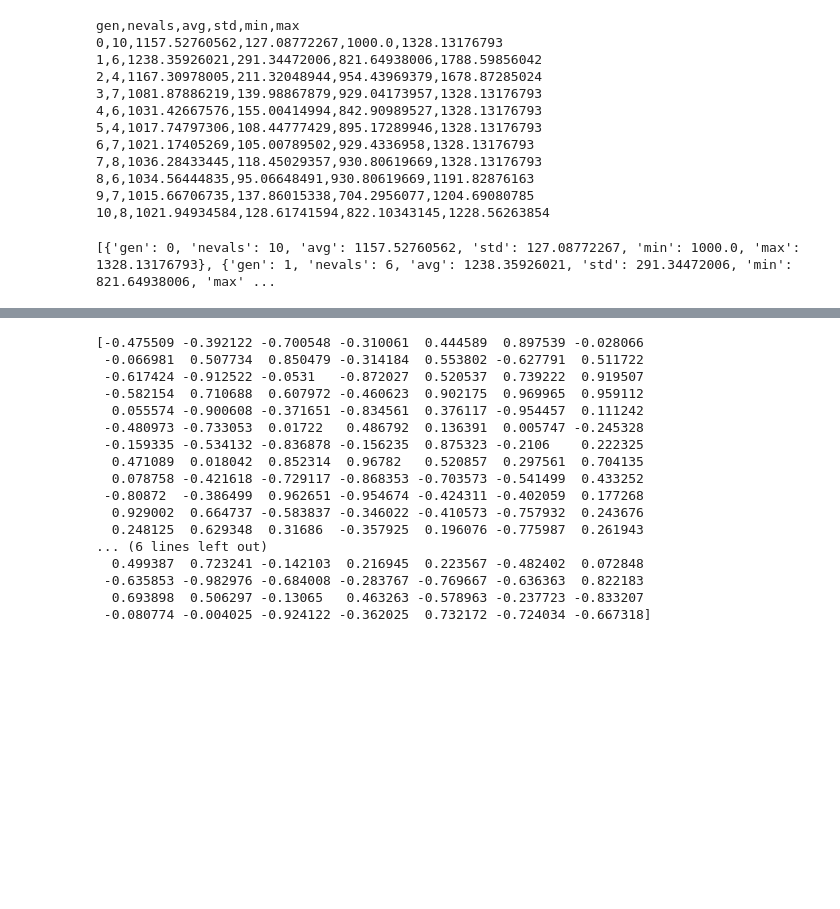
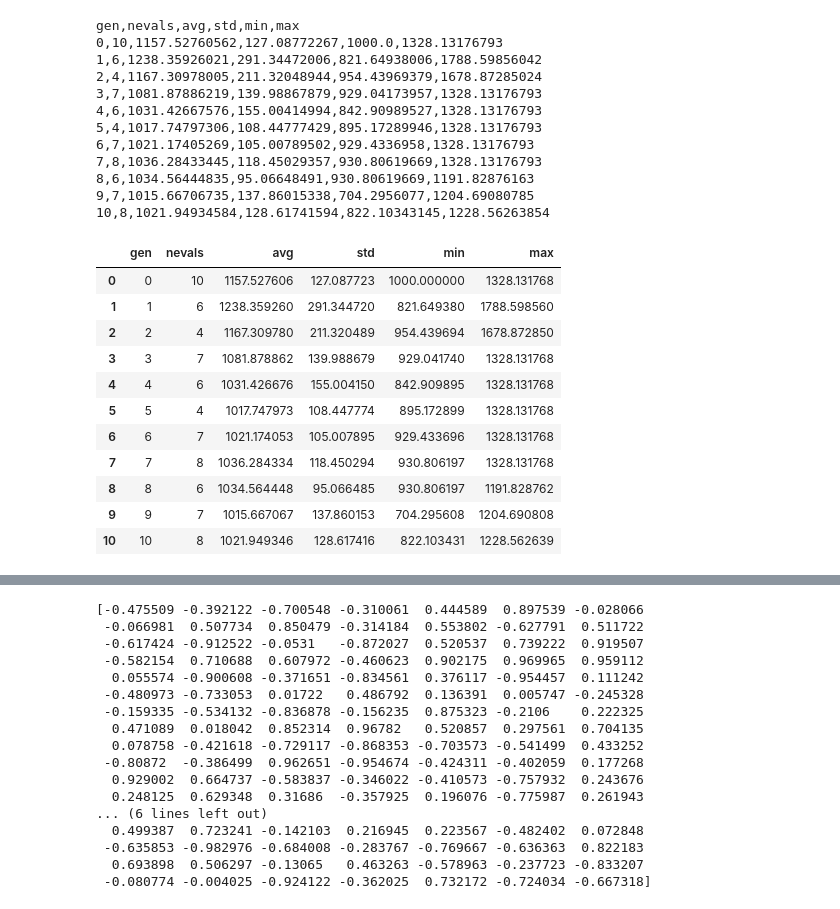
Before and after one commit to proman3419/inwestycje, a Jupyter notebook: app/storage_utils.ipynb, the cells around one changed output, grey strips where cells are left out. Saved outputs shown, nothing was run; the diff lists cells and outputs as text; code cells hidden in the pictures; blank space fills up the shorter version.

Commit message:
dump to file in algorithm loop

```diff
--- a/app/storage_utils.ipynb
+++ b/app/storage_utils.ipynb
@@ -190,11 +190,23 @@ gen,nevals,avg,std,min,max
 8,6,1034.56444835,95.06648491,930.80619669,1191.82876163
 9,7,1015.66706735,137.86015338,704.2956077,1204.69080785
 10,8,1021.94934584,128.61741594,822.10343145,1228.56263854
+# %%
+load_logbook_df(DUMP_DIR_PATH)
+# %% [output]
+|  | gen | nevals | avg | std | min | max |
+| 0 | 0 | 10 | 1157.527606 | 127.087723 | 1000.000000 | 1328.131768 |
+| 1 | 1 | 6 | 1238.359260 | 291.344720 | 821.649380 | 1788.598560 |
+| 2 | 2 | 4 | 1167.309780 | 211.320489 | 954.439694 | 1678.872850 |
+| 3 | 3 | 7 | 1081.878862 | 139.988679 | 929.041740 | 1328.131768 |
+| 4 | 4 | 6 | 1031.426676 | 155.004150 | 842.909895 | 1328.131768 |
+| 5 | 5 | 4 | 1017.747973 | 108.447774 | 895.172899 | 1328.131768 |
+| 6 | 6 | 7 | 1021.174053 | 105.007895 | 929.433696 | 1328.131768 |
+| 7 | 7 | 8 | 1036.284334 | 118.450294 | 930.806197 | 1328.131768 |
+| 8 | 8 | 6 | 1034.564448 | 95.066485 | 930.806197 | 1191.828762 |
+| 9 | 9 | 7 | 1015.667067 | 137.860153 | 704.295608 | 1204.690808 |
+| 10 | 10 | 8 | 1021.949346 | 128.617416 | 822.103431 | 1228.562639 |
 # %%
 logbook = load_logbook(DUMP_DIR_PATH)
-print(logbook)
-# %% [output]
-[{'gen': 0, 'nevals': 10, 'avg': 1157.52760562, 'std': 127.08772267, 'min': 1000.0, 'max': 1328.13176793}, {'gen': 1, 'nevals': 6, 'avg': 1238.35926021, 'std': 291.34472006, 'min': 821.64938006, 'max' ...
 # %%
 from strategy_visualizer import plot_fitness_over_generations
 
```
Also changed, not shown: parts of 4 cells of this notebook, 4 other files.
